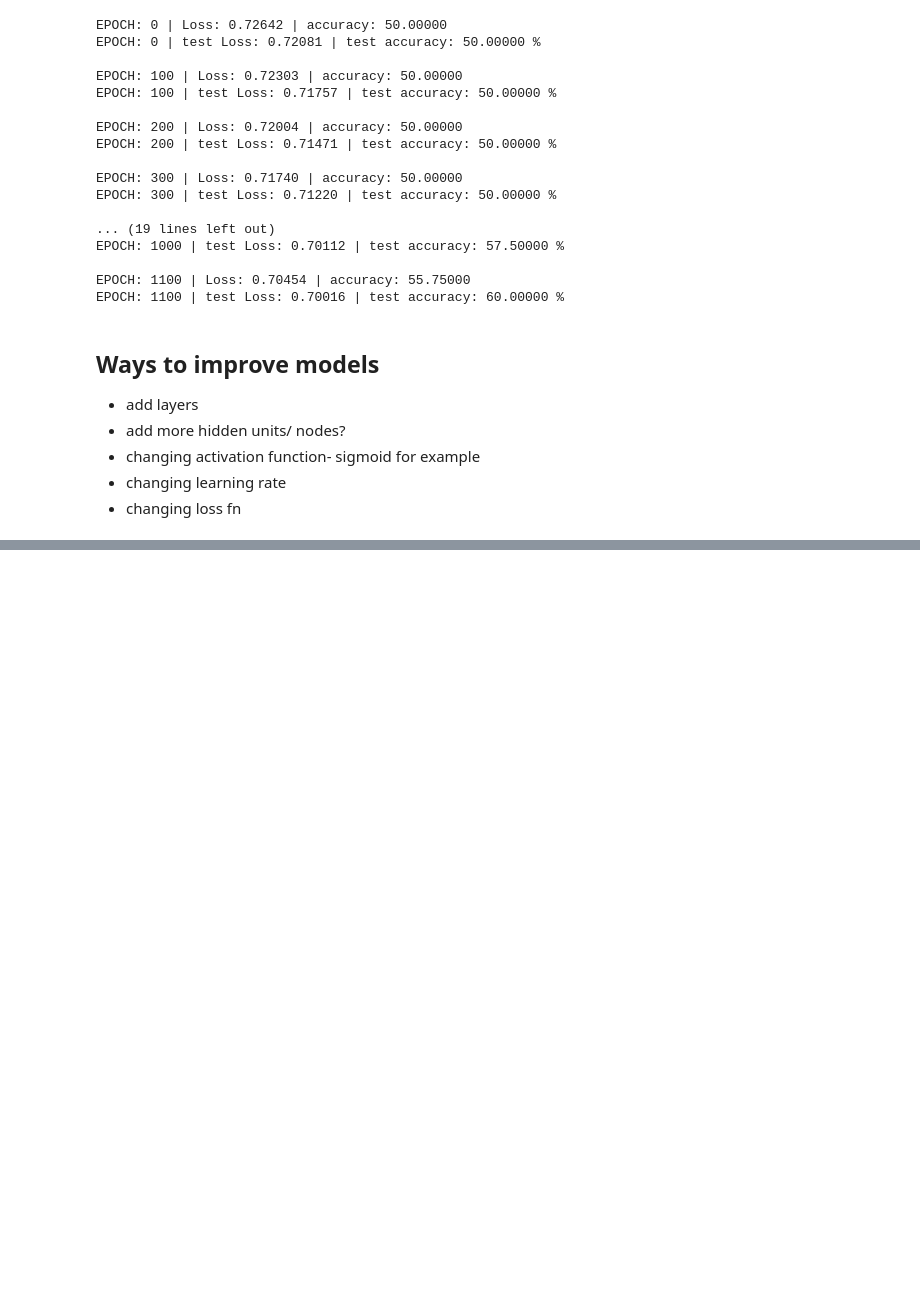
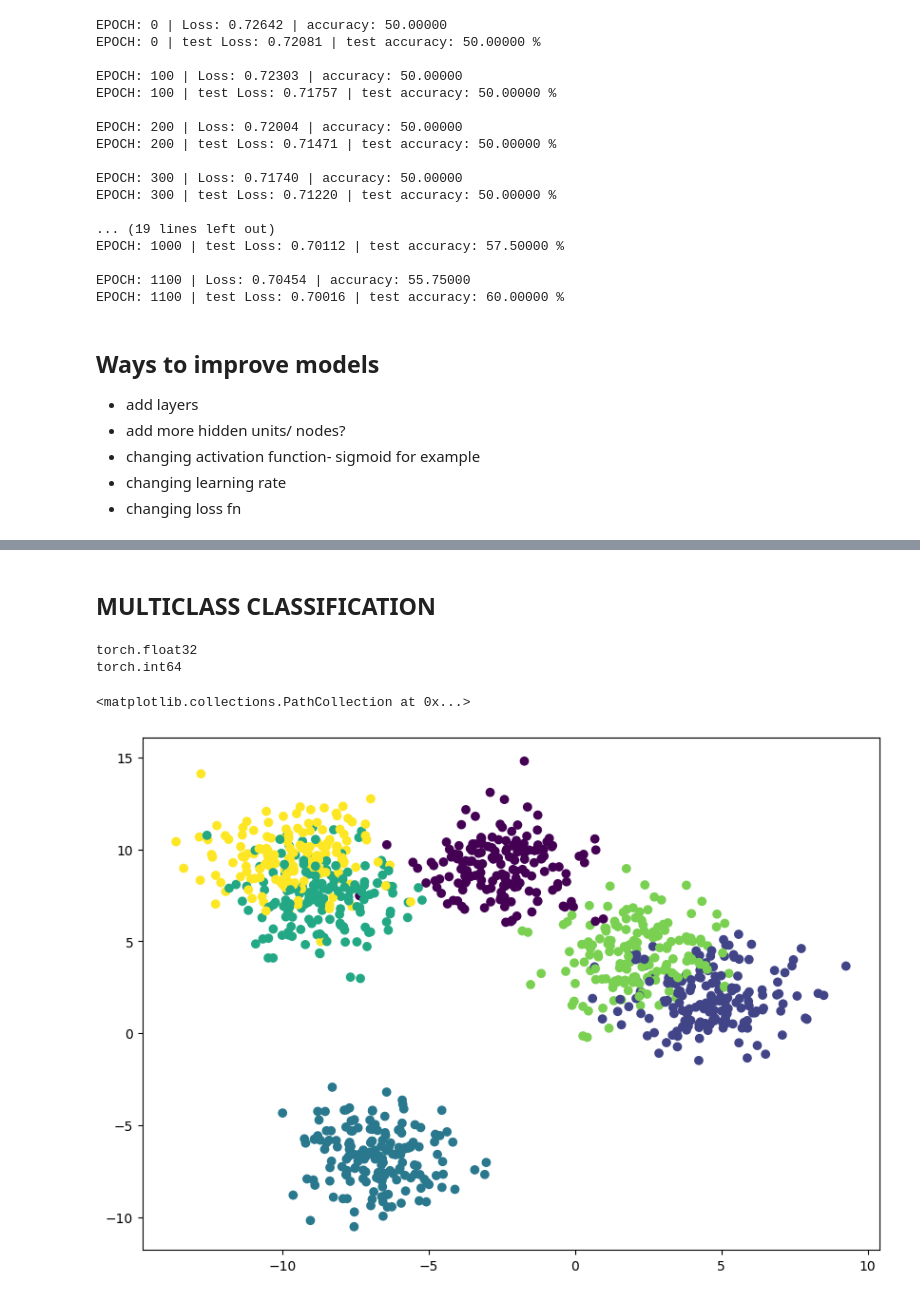
Before and after one commit to DavidDanell/PyTorch, a Jupyter notebook: classification.ipynb, the cells around one changed output, grey strips where cells are left out. Cells and saved outputs as stored; diff of their text form; code cells hidden in the pictures; blank space fills up the shorter version.

Commit message:
Multiclass classificatoin model

```diff
--- a/classification.ipynb
+++ b/classification.ipynb
@@ -355,0 +510,2 @@ ImprovedModel()
+# %% [markdown]
+## MULTICLASS CLASSIFICATION
@@ -355,0 +518,16 @@ ImprovedModel()
+# %%
+num_classes= 6
+num_features= 2
+SEED=42
+
+X_blob, y_blob= make_blobs(n_samples=1000, n_features=num_features, random_state=SEED, centers=num_classes, cluster_std=1.5) #type: ignore
+
+
+X_blob= torch.tensor(X_blob).type(torch.float32)
+y_blob= torch.tensor(y_blob).type(torch.long)
+
+print(X_blob.dtype)
+print(y_blob.dtype)
+# %% [output]
+torch.float32
+torch.int64
@@ -355,0 +536,7 @@ ImprovedModel()
+# %%
+plt.figure(figsize=(10, 7))
+
+plt.scatter(X_blob[:, 0], X_blob[:, 1], c= y_blob)
+# %% [output]
+<matplotlib.collections.PathCollection at 0x...>
+[figure, added]
```
Also changed, not shown: parts of 16 cells of this notebook.
